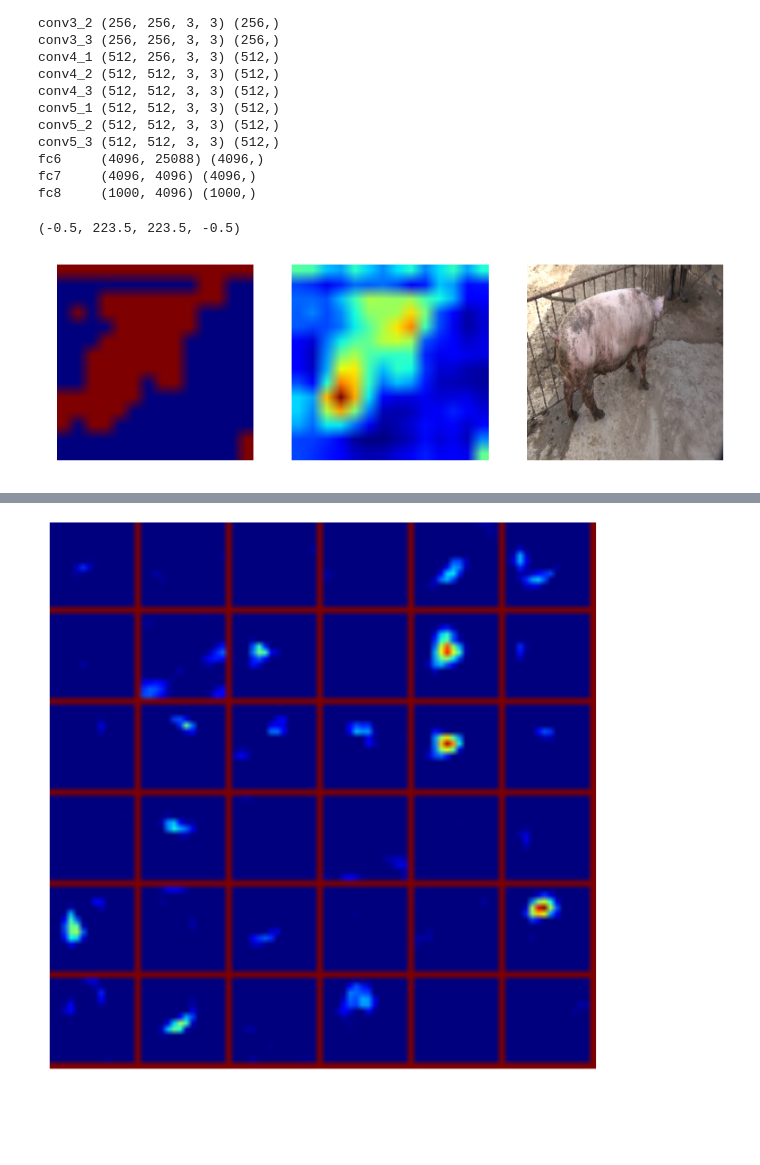
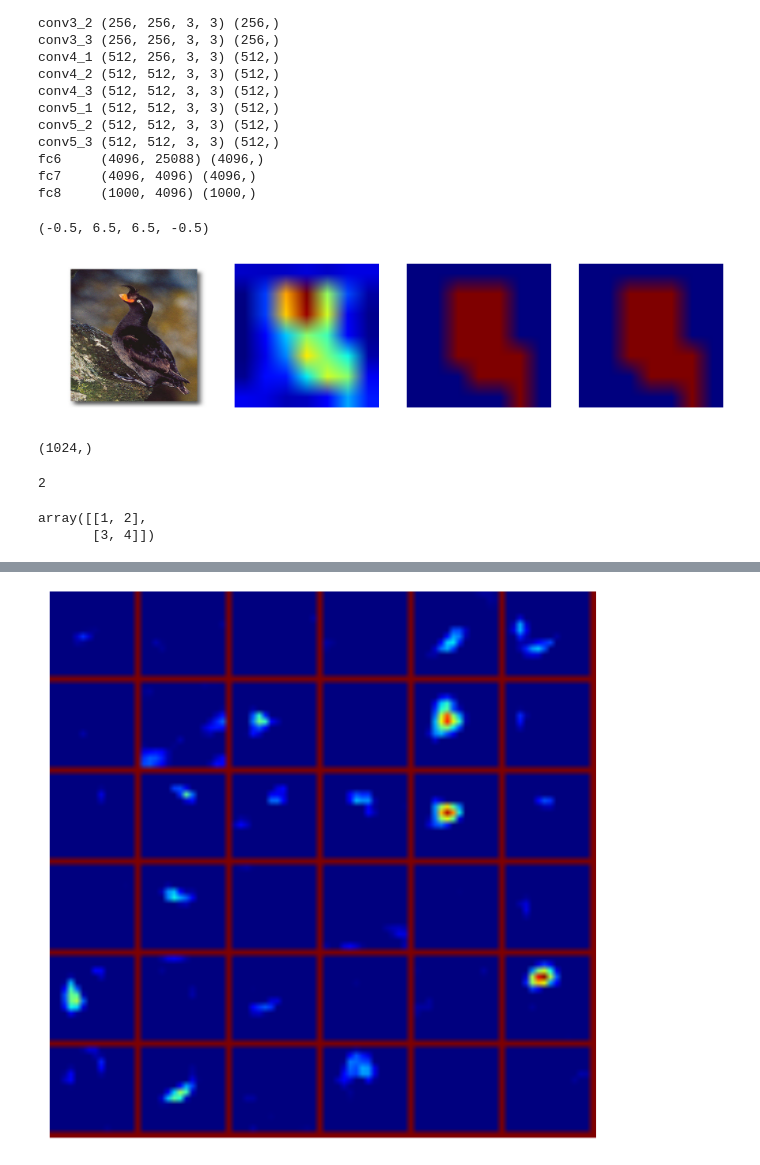
Before and after one commit to ybdong/paper, a Jupyter notebook: filter.ipynb, the cells around one changed output, grey strips where cells are left out. Cells and saved outputs as stored; diff of their text form; code cells hidden in the pictures; blank space fills up the shorter version.

```diff
--- a/filter.ipynb
+++ b/filter.ipynb
@@ -138,7 +139,7 @@ fc7     (4096, 4096) (4096,)
 fc8     (1000, 4096) (1000,)
 # %%
 # load input and configure preprocessing
-im = caffe.io.load_image('images/120178.png')
+im = caffe.io.load_image('images/Crested_Auklet_0039_794944.jpg')
 transformer = caffe.io.Transformer({'data': net_full_conv.blobs['data'].data.shape})
 transformer.set_mean('data', np.load('../python/caffe/imagenet/ilsvrc_2012_mean.npy').mean(1).mean(1))
 transformer.set_transpose('data', (2,0,1))
@@ -170,20 +171,29 @@ net_full_conv.forward_all(data=np.asarray([transformer.preprocess('data', im)]))
 
 # im = Image.fromarray(np.uint8(plt.cm.gist_earth(img)*255))
 # %%
-feat2 = net_full_conv.blobs['conv5_3'].data[0,:]
+feat2 = net_full_conv.blobs['pool5'].data[0,:]
 data2 = feat2.transpose((1,2,0))
 data2 = np.array(data2)
 data2=np.sum(data2,axis=2)
 tmp_mean2 = np.mean(np.mean(data2));
 highlight2=data2>tmp_mean2
 # data2[data2<tmp_mean2]=0
+mask,num=label(highlight2,return_num = True)
+mask[highlight2==False]=0
+a=[]
+for i in range(1,num):
+     a.append(mask.reshape(-1).tolist().count(i))
+maxl=(a.index(max(a))+1)
+mask[mask!=maxl]=0
 plt.figure(num='astronaut',figsize=(15,15))
-plt.subplot(1,3,1)
+plt.subplot(1,4,1)
+plt.imshow(transformer.deprocess('data', net_full_conv.blobs['data'].data[0])); plt.axis('off')
+plt.subplot(1,4,2)
+plt.imshow(data2); plt.axis('off')
+plt.subplot(1,4,3)
 plt.imshow(highlight2); plt.axis('off')
-plt.subplot(1,3,2)
-plt.imshow(data2); plt.axis('off')
-plt.subplot(1,3,3)
-plt.imshow(transformer.deprocess('data', net_full_conv.blobs['data'].data[0])); plt.axis('off')
+plt.subplot(1,4,4)
+plt.imshow(mask); plt.axis('off')
 # %% [output]
-(-0.5, 223.5, 223.5, -0.5)
+(-0.5, 6.5, 6.5, -0.5)
-[figure, old version]
+[figure, new version]
@@ -189,0 +213,4 @@ plt.imshow(transformer.deprocess('data', net_full_conv.blobs['data'].data[0]));
+# %%
+feature.shape
+# %% [output]
+(1024,)
@@ -189,0 +225,9 @@ plt.imshow(transformer.deprocess('data', net_full_conv.blobs['data'].data[0]));
+# %%
+len(feature)
+# %% [output]
+2
+# %%
+a
+# %% [output]
+array([[1, 2],
+       [3, 4]])
```
Also changed, not shown: parts of 14 cells of this notebook.
